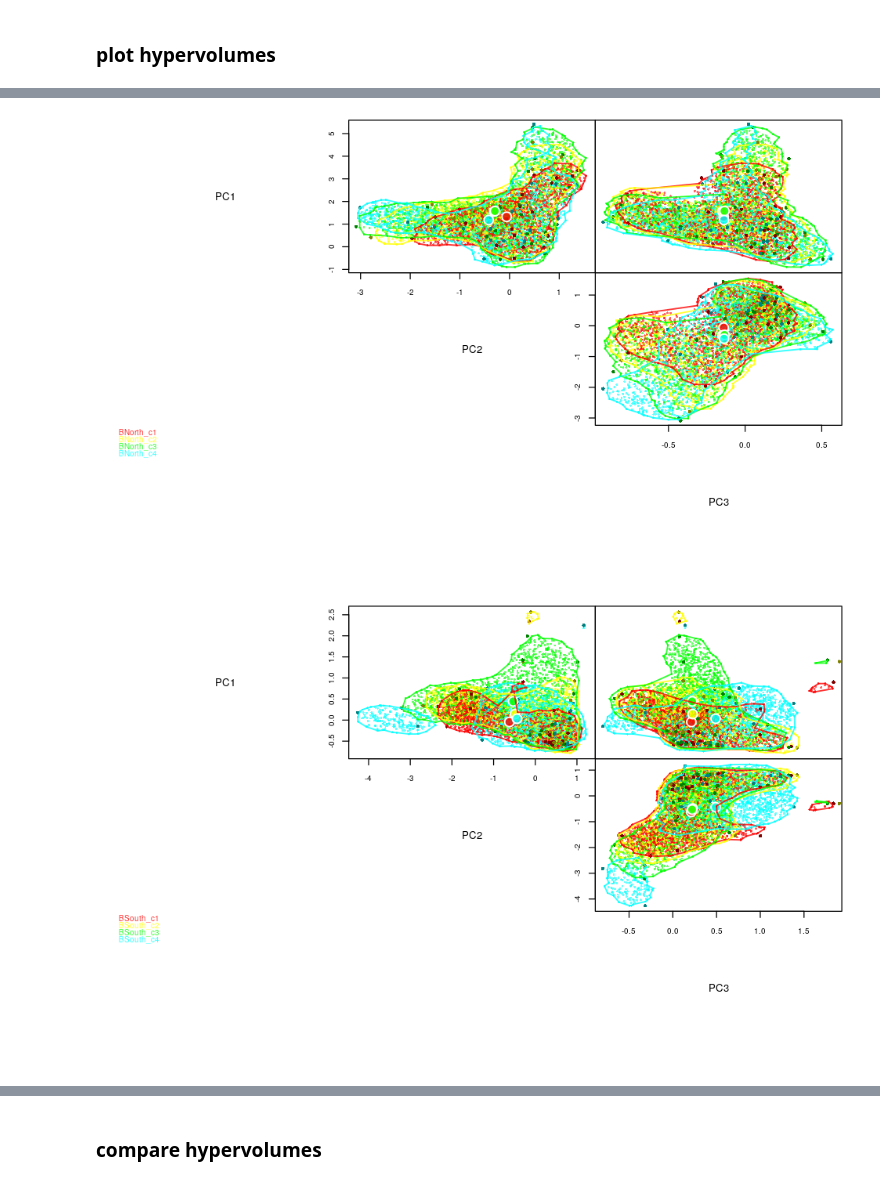
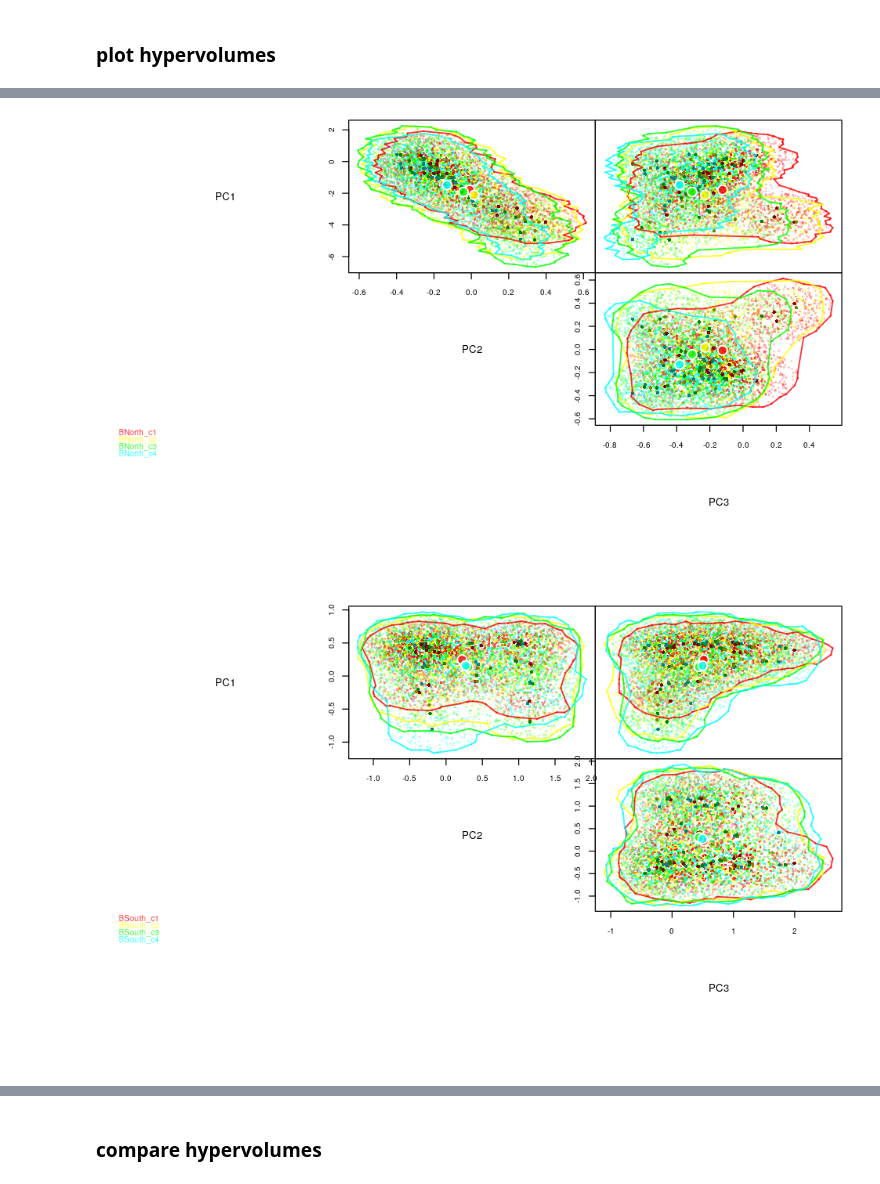
Before and after one commit to dbridg15/masters_project, a Jupyter notebook: Code/comparing_hypervolumes.ipynb, the cells around one changed output, grey strips where cells are left out. Cells and saved outputs as stored; diff of their text form; code cells hidden in the pictures.

```diff
--- a/Code/comparing_hypervolumes.ipynb
+++ b/Code/comparing_hypervolumes.ipynb
@@ -28,10 +28,19 @@ The following objects are masked from ‘package:base’:
 # %% [markdown]
 ### read in data
 # %%
-#trees_df = read.csv("../Results/trees_matrix.csv", row.names=1)
-trees_df   = read.csv("../Results/trees_genus_matrix.csv", row.names=1)
+# abundance
+trees_df = read.csv("../Results/trees_matrix.csv", row.names=1)
+#trees_df = read.csv("../Results/trees_genus_matrix.csv", row.names=1)
 mamls_df = read.csv("../Results/m_trap-year.csv", row.names=1)
 btles_df = read.csv("../Results/btles_matrix.csv", row.names=1)
+
+
+# presence/absence
+#trees_df   = read.csv("../Results/trees_genus_matrix_PA.csv", row.names=1)
+#mamls_df = read.csv("../Results/m_trap-year_PA.csv", row.names=1)
+#btles_df = read.csv("../Results/btles_matrix_PA.csv", row.names=1)
+
+###########################################################################
 
 trees_cen = read.csv("../Results/trees_census_dates.csv")
 btles_cen = read.csv("../Results/btles_census_dates.csv")
@@ -39,14 +48,16 @@ mamls_cen = read.csv("../Results/mamls_years_dates.csv")
 # %% [markdown]
 ### pca on all subplot_census by species matrix
 # %%
-pca.rslt_trees = do_pca(trees_df, scale = F, plot = F)
-pca.rslt_mamls = do_pca(mamls_df, scale = F, plot = F)
-pca.rslt_btles = do_pca(btles_df, scale = F, plot = F)
+scale = FALSE
 
-cat("Explained Varience Trees:")
-pca.rslt_trees@exp.var[0:3]
-cat("Explained Varience Mammals:")
-pca.rslt_mamls@exp.var[0:3]
-cat("Explained Varience Beetles:")
-pca.rslt_btles@exp.var[0:3]
+trees_pca = do_pca(trees_df, scale = scale, plot = F)
+mamls_pca = do_pca(mamls_df, scale = scale, plot = F)
+btles_pca = do_pca(btles_df, scale = scale, plot = F)
+
+cat("Explained Varience Trees (first 3 PCs):", sum(trees_pca@exp.var[0:3])*100)
+trees_pca@exp.var[0:5]
+cat("Explained Varience Mammals (first 3 PCs):", sum(mamls_pca@exp.var[0:3])*100)
+mamls_pca@exp.var[0:5]
+cat("Explained Varience Beetles: (first 3 PCs)", sum(btles_pca@exp.var[0:3])*100)
+btles_pca@exp.var[0:5]
 # %% [output]
@@ -62,9 +89,9 @@ Explained Varience Beetles:
 # %% [markdown]
 ### construct hyervolumes
 # %%
-hvs_rslts_trees = hvs_rslts(pca.rslt_trees@axis, axis = c("PC1", "PC2", "PC3"), "seq", trees_cen)
-hvs_rslts_mamls = hvs_rslts(pca.rslt_mamls@axis, axis = c("PC1", "PC2", "PC3"), "seq", mamls_cen)
-hvs_rslts_btles = hvs_rslts(pca.rslt_btles@axis, axis = c("PC1", "PC2", "PC3"), "seq", btles_cen)
+trees_hvs = hvs_rslts(trees_pca@axis, axis = c("PC1", "PC2", "PC3"), "seq", trees_cen, method = "gaussian")
+mamls_hvs = hvs_rslts(mamls_pca@axis, axis = c("PC1", "PC2", "PC3"), "seq", mamls_cen, method = "gaussian")
+btles_hvs = hvs_rslts(btles_pca@axis, axis = c("PC1", "PC2", "PC3"), "seq", btles_cen, method = "gaussian")
 
 # cat("\n\n")
 # cat("Trees: ",   sum(is.na(hvs.rslts_trees@rslts$centroid_PC1))/nrow(hvs.rslts_trees@rslts), "\n")
@@ -82,7 +113,7 @@ Comparing Hypervolume 40  of  40 :  VJR_P2-P3
 # %% [markdown]
 ### plot hypervolumes
 # %%
-hvs_rslts_mamls@compare
-plot_hvs(hvs_rslts_trees)
+mamls_hvs@compare
+plot_hvs(trees_hvs)
 # %% [output]
 |  | plot | census_step | centroid_change | overlap | unique_1 | unique_2 | abs_vol_change | per_vol_change |
@@ -104,3 +135,3 @@ plot_hvs(hvs_rslts_trees)
 | O_2016-2017 | O | 2016-2017 | NA | NA | NA | NA | NA | NA |
-[figure, old version]
+[figure, new version]
-[figure, old version]
+[figure, new version]
```
Also changed, not shown: parts of 17 cells of this notebook, 2 other files.
